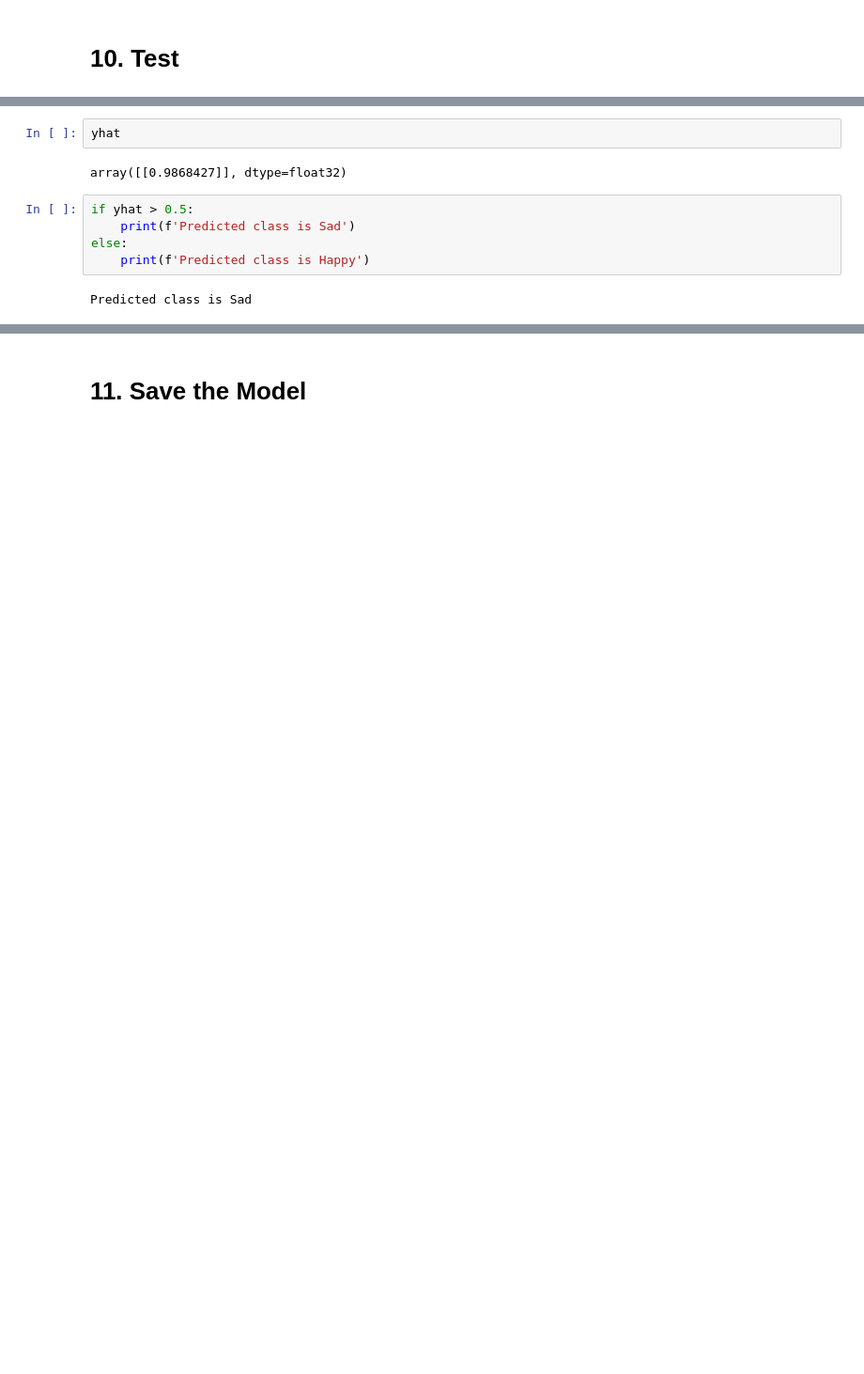
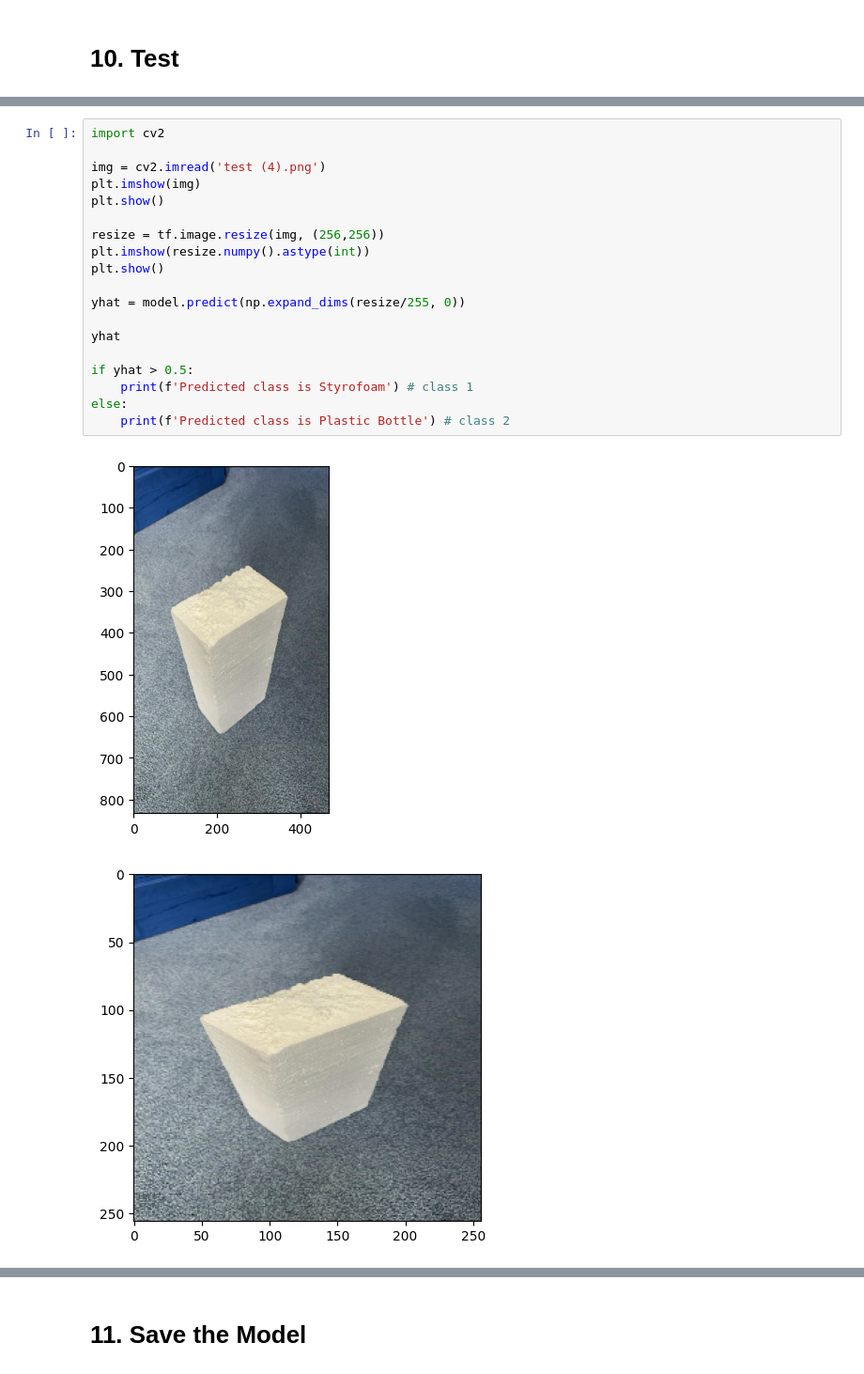
Before and after one commit to aryan-cs/project-plastic, a Jupyter notebook: main.ipynb, the cells around one changed output, grey strips where cells are left out. Shown at 94% size. Cells and saved outputs as stored; diff of their text form; blank space fills up the shorter version.

Commit message:
can now classify styrofoam & plastic bottles!!

```diff
--- a/main.ipynb
+++ b/main.ipynb
@@ -228,11 +158,22 @@ yhat = model.predict(np.expand_dims(resize/255, 0))
-# %%
-yhat
-# %% [output]
-array([[0.9868427]], dtype=float32)
-# %%
-if yhat > 0.5:
-    print(f'Predicted class is Sad')
-else:
-    print(f'Predicted class is Happy')
-# %% [output]
-Predicted class is Sad
+# %%
+import cv2
+
+img = cv2.imread('test (4).png')
+plt.imshow(img)
+plt.show()
+
+resize = tf.image.resize(img, (256,256))
+plt.imshow(resize.numpy().astype(int))
+plt.show()
+
+yhat = model.predict(np.expand_dims(resize/255, 0))
+
+yhat
+
+if yhat > 0.5:
+    print(f'Predicted class is Styrofoam') # class 1
+else:
+    print(f'Predicted class is Plastic Bottle') # class 2
+# %% [output]
+[figure, added]
+[figure, added]
```
Also changed, not shown: parts of 43 cells of this notebook.
